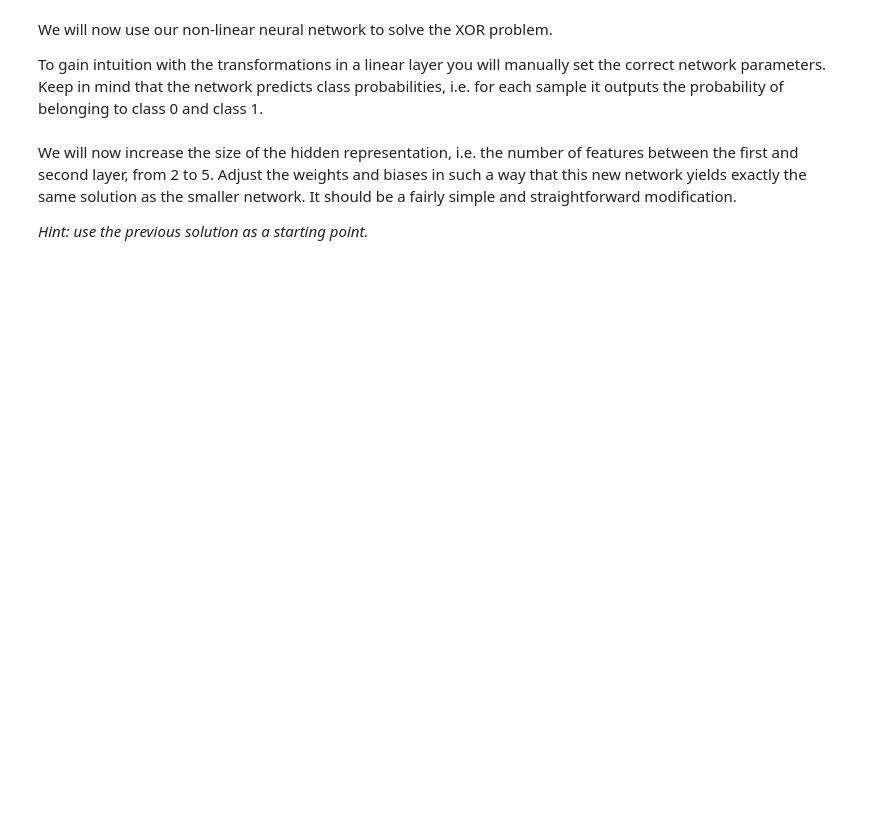
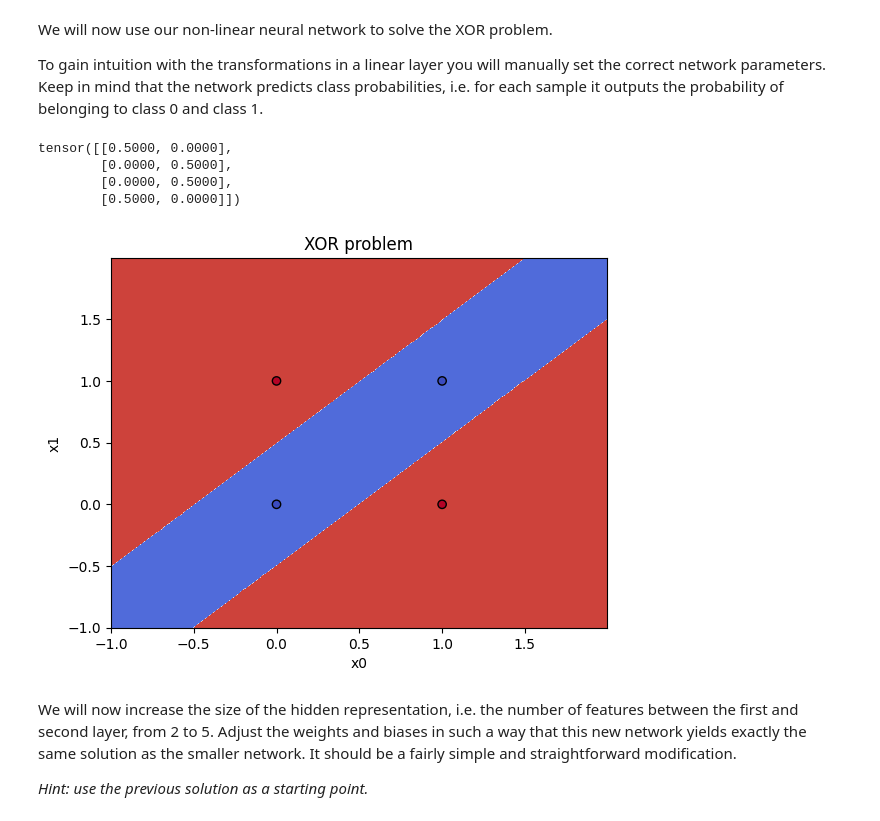
Before and after one commit to RensDur/DSAIT4005-Machine-and-Deep-Learning, a Jupyter notebook: 2025_Assignment_2.ipynb, the cells around one changed output. Saved outputs shown, nothing was run; the diff lists cells and outputs as text; code cells hidden in the pictures; blank space fills up the shorter version.

```diff
--- a/2025_Assignment_2.ipynb
+++ b/2025_Assignment_2.ipynb
@@ -522,30 +561,41 @@ To gain intuition with the transformations in a linear layer you will manually s
 # %%
 in_features, hidden_dim, out_features = 2, 2, 2
 
 # Define and initialize layers
 layers = [Linear(in_features, hidden_dim),
           ReLU(),
           Linear(hidden_dim, out_features)]
 
 # Initialize network
 net = Net(layers)
 
 ########################################################################
 #   TODO: Manually set network parameters to solve the XOR problem.    #
 ########################################################################
 
-pass
+net.layers[0].weight = torch.Tensor([[1, -1],
+                                     [-1, 1]])
+net.layers[0].bias = torch.Tensor([0, 0])
+net.layers[2].weight = torch.Tensor([[-.5, .5],
+                                     [-.5, .5]])
+net.layers[2].bias = torch.Tensor([0.5, 0])
 
 ########################################################################
 #                         END OF YOUR CODE                             #
 ########################################################################
 
 # Forward pass
 y_pred = net.forward(x_xor)
 print(y_pred)
 
 # Show decision boundary
 plot(x_xor, y_xor, net)
+# %% [output]
+tensor([[0.5000, 0.0000],
+        [0.0000, 0.5000],
+        [0.0000, 0.5000],
+        [0.5000, 0.0000]])
+[figure, added]
 # %% [markdown]
 We will now increase the size of the hidden representation, i.e. the number of features between the first and second layer, from 2 to 5. Adjust the weights and biases in such a way that this new network yields exactly the same solution as the smaller network. It should be a fairly simple and straightforward modification.
 
```
Also changed, not shown: parts of 16 cells of this notebook, 1 other file.
